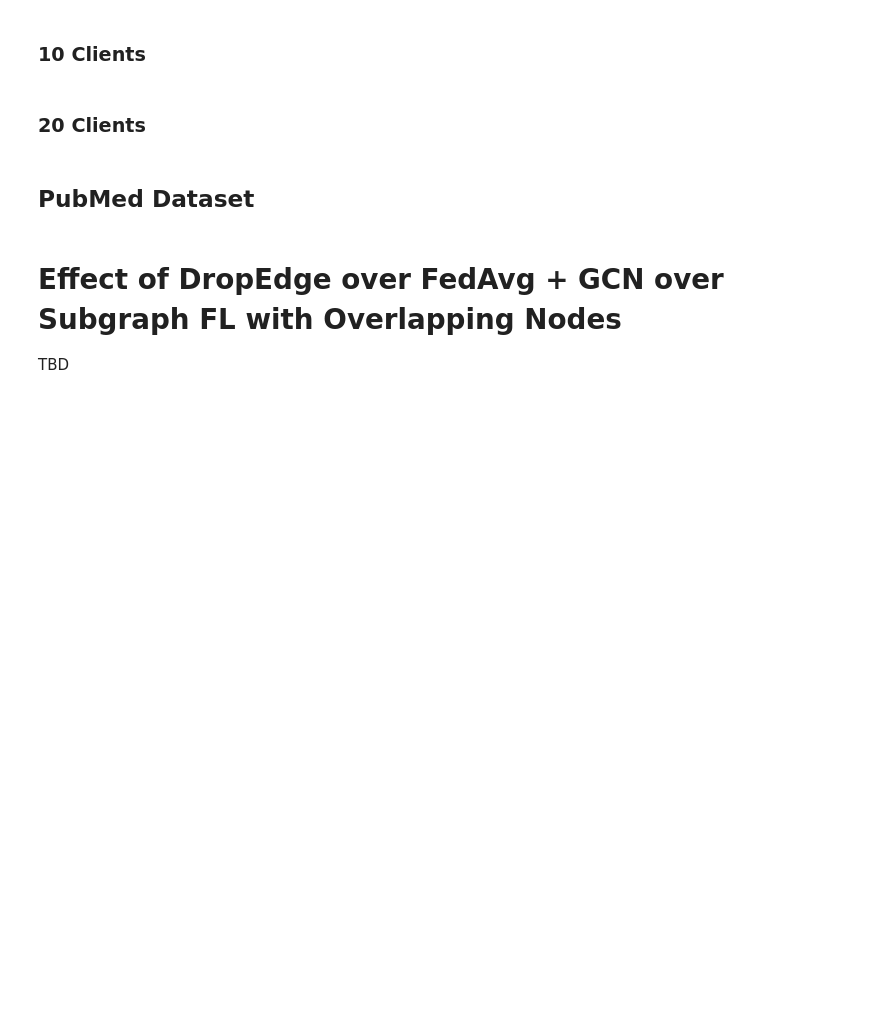
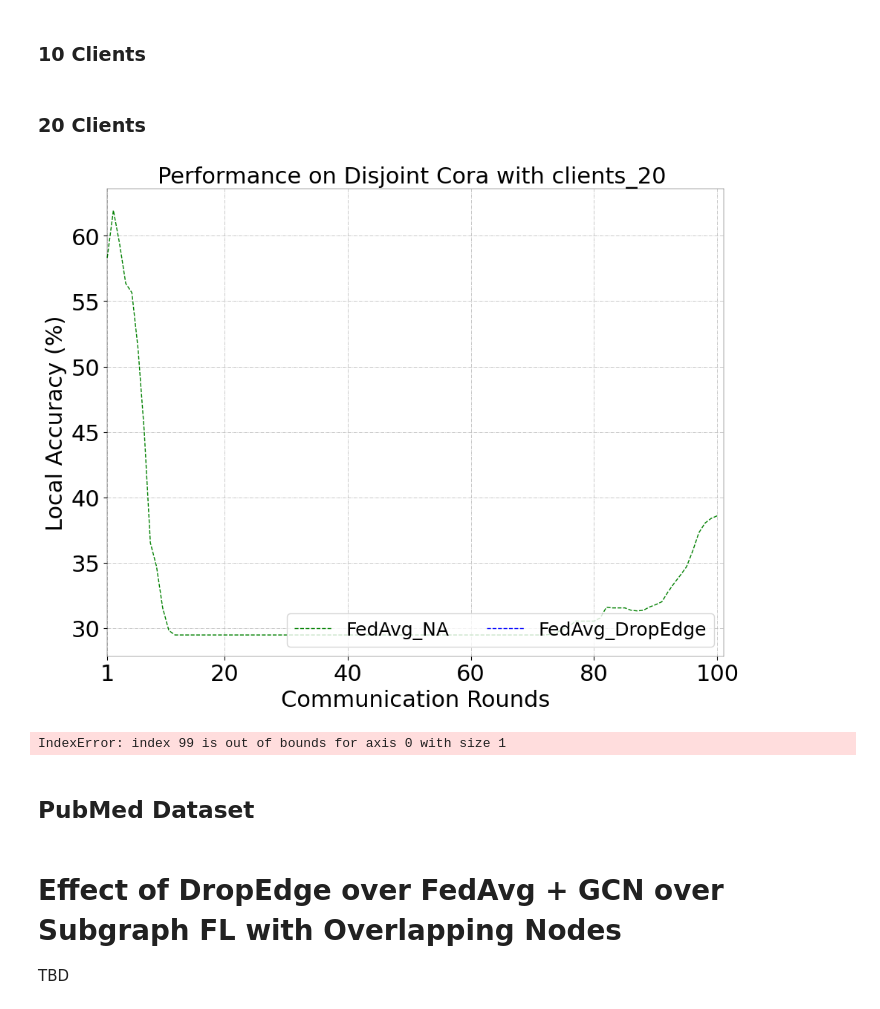
Before and after one commit to Oxfordblue7/FedGrAINS, a Jupyter notebook: evaluations/fedavg_dropedge_analysis.ipynb, the cells around one changed output. Drawn from its saved outputs; the diff is of its cells as text; code cells hidden in the pictures; blank space fills up the shorter version.

```diff
--- a/evaluations/fedavg_dropedge_analysis.ipynb
+++ b/evaluations/fedavg_dropedge_analysis.ipynb
@@ -273,36 +273,41 @@ models = [
     create_info(
         name='FedAvg_NA',
         logs=[
-            f'{clients}/20230810_002424_fedavg_NA',
+            f'{clients}/20230810_020641_fedavg_NA',
+            f'{clients}/20230810_100332_fedavg_NA',
         ],
         viz={'color':'green', 'linewidth': 1, 'linestyle': '--', 'marker': 'o', 'markevery':interval_rnd, 'markersize':0}),
     create_info(
         name='FedAvg_DropEdge',
         logs=[
-            f'{clients}/20230809_234508_fedavg_DropEdge',
+            f'{clients}/20230810_084513_fedavg_DropEdge',
+            f'{clients}/20230810_024505_fedavg_DropEdge',
         ],
         viz={'color':'blue', 'linewidth': 1, 'linestyle': '--', 'marker': 'P', 'markevery':interval_rnd, 'markersize':0}),
 ]
 
 plot_acc_over_round(models=models, upto=upto, opt={
     'plt_font_size': 22,
     'plt_line_width': 0.25,
     'plt_fig_size': (10,8),
     'plt_title': f'Performance on Disjoint Cora with {clients} ',
     'plt_y_label': 'Local Accuracy (%)',
     'plt_x_label': 'Communication Rounds',
     'plt_x_interval': interval_rnd,
     'plt_background_grid': True,
     'plt_legend_opt': {'ncol':2, 'fontsize': 18, 'loc': 'lower right'},
     'plt_save': f'../plots/citeseer_{clients}.png'
 })
 
 summary(
     models = models,
     upto = upto,
     target_acc = target_acc,
     target_rnd = upto
 )
+# %% [output]
+[figure, added]
+IndexError: index 99 is out of bounds for axis 0 with size 1
 # %% [markdown]
 ## PubMed Dataset
 # %% [markdown]
```
Also changed, not shown: 5 other files.
